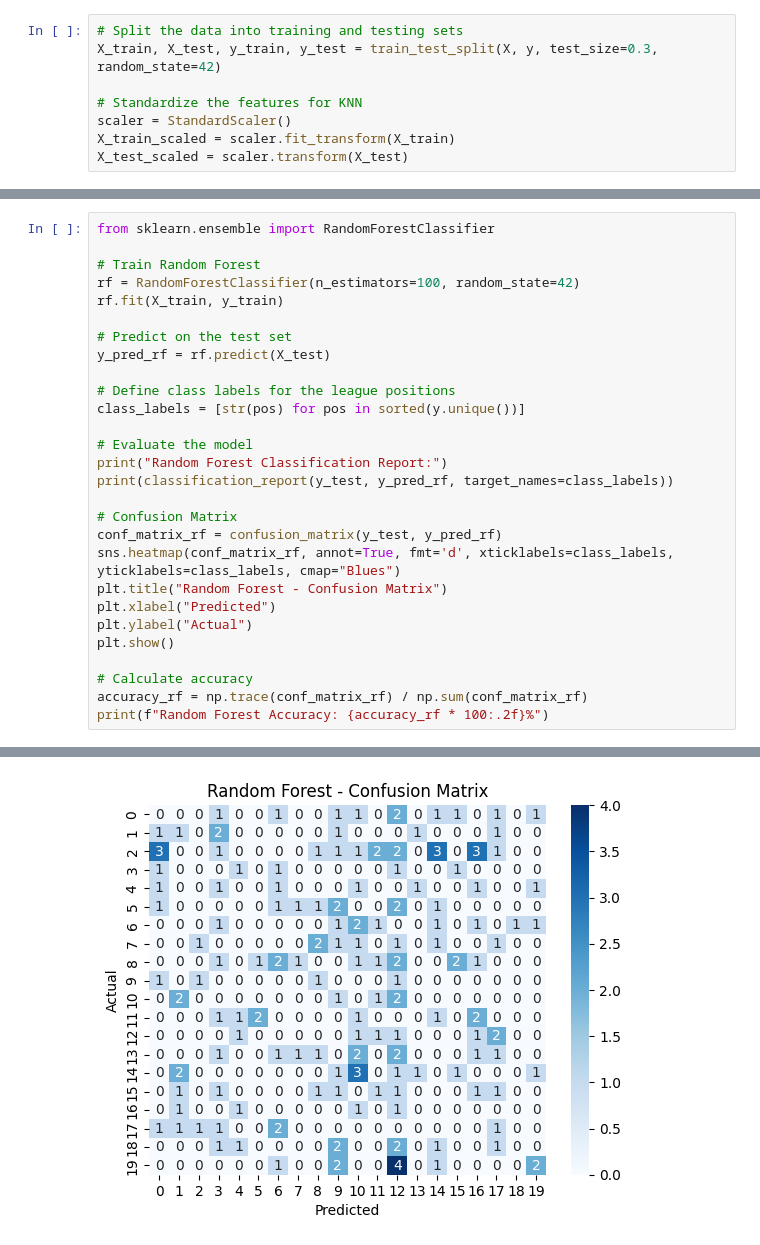
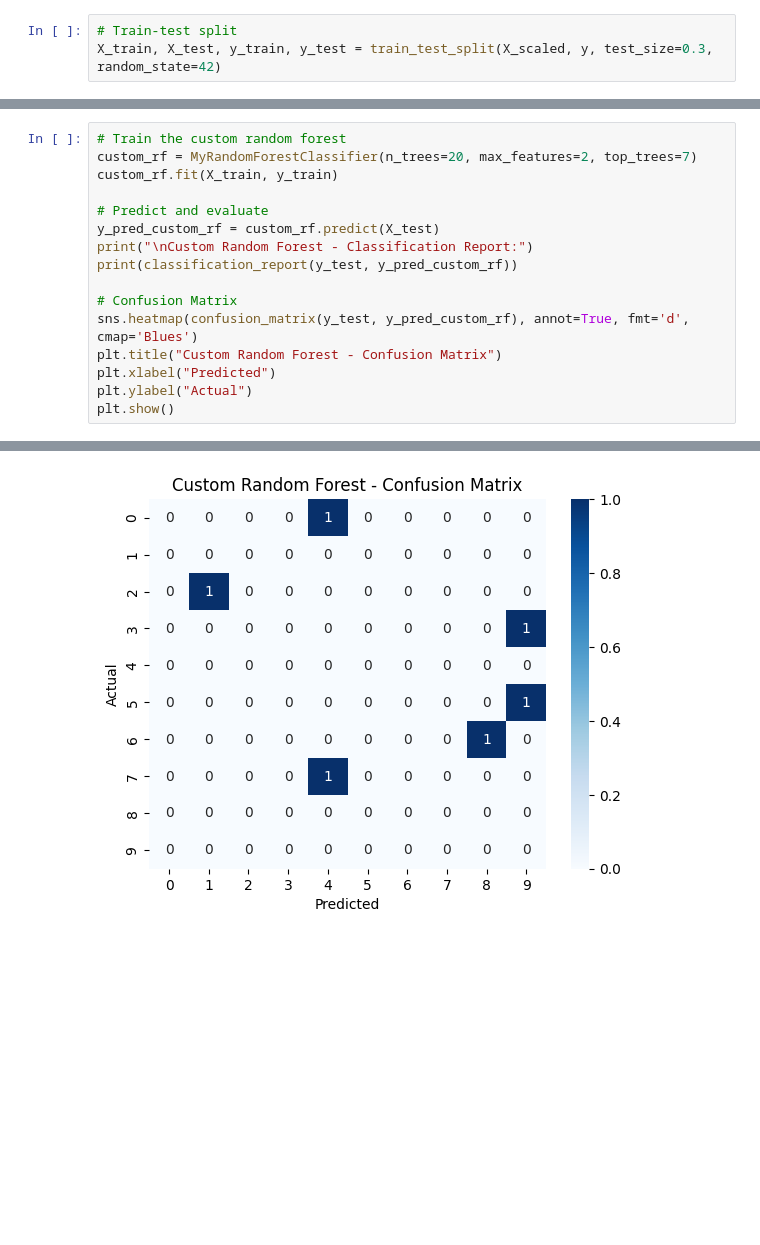
Before and after one commit to Bill-Shawn/CPSC322-FinalProject, a Jupyter notebook: final.ipynb, the cells around one changed output, grey strips where cells are left out. Saved outputs shown, nothing was run; the diff lists cells and outputs as text; blank space fills up the shorter version.

```diff
--- a/final.ipynb
+++ b/final.ipynb
@@ -305,8 +310,3 @@ Passing `palette` without assigning `hue` is deprecated and will be removed in v
 # %%
-# Split the data into training and testing sets
-X_train, X_test, y_train, y_test = train_test_split(X, y, test_size=0.3, random_state=42)
-
-# Standardize the features for KNN
-scaler = StandardScaler()
-X_train_scaled = scaler.fit_transform(X_train)
-X_test_scaled = scaler.transform(X_test)
+# Train-test split
+X_train, X_test, y_train, y_test = train_test_split(X_scaled, y, test_size=0.3, random_state=42)
@@ -422,29 +315,17 @@ This KNN model performs classification than Bayes model, as the data are strongl
 # %%
-from sklearn.ensemble import RandomForestClassifier
+# Train the custom random forest
+custom_rf = MyRandomForestClassifier(n_trees=20, max_features=2, top_trees=7)
+custom_rf.fit(X_train, y_train)
 
-# Train Random Forest
-rf = RandomForestClassifier(n_estimators=100, random_state=42)
-rf.fit(X_train, y_train)
-
-# Predict on the test set
-y_pred_rf = rf.predict(X_test)
-
-# Define class labels for the league positions
-class_labels = [str(pos) for pos in sorted(y.unique())]
-
-# Evaluate the model
-print("Random Forest Classification Report:")
-print(classification_report(y_test, y_pred_rf, target_names=class_labels))
+# Predict and evaluate
+y_pred_custom_rf = custom_rf.predict(X_test)
+print("\nCustom Random Forest - Classification Report:")
+print(classification_report(y_test, y_pred_custom_rf))
 
 # Confusion Matrix
-conf_matrix_rf = confusion_matrix(y_test, y_pred_rf)
-sns.heatmap(conf_matrix_rf, annot=True, fmt='d', xticklabels=class_labels, yticklabels=class_labels, cmap="Blues")
-plt.title("Random Forest - Confusion Matrix")
+sns.heatmap(confusion_matrix(y_test, y_pred_custom_rf), annot=True, fmt='d', cmap='Blues')
+plt.title("Custom Random Forest - Confusion Matrix")
 plt.xlabel("Predicted")
 plt.ylabel("Actual")
 plt.show()
-
-# Calculate accuracy
-accuracy_rf = np.trace(conf_matrix_rf) / np.sum(conf_matrix_rf)
-print(f"Random Forest Accuracy: {accuracy_rf * 100:.2f}%")
 # %% [output]
@@ -468 +349 @@ weighted avg       0.03      0.03      0.03       167
-[figure, old version]
+[figure, new version]
```
Also changed, not shown: parts of 24 cells of this notebook.
